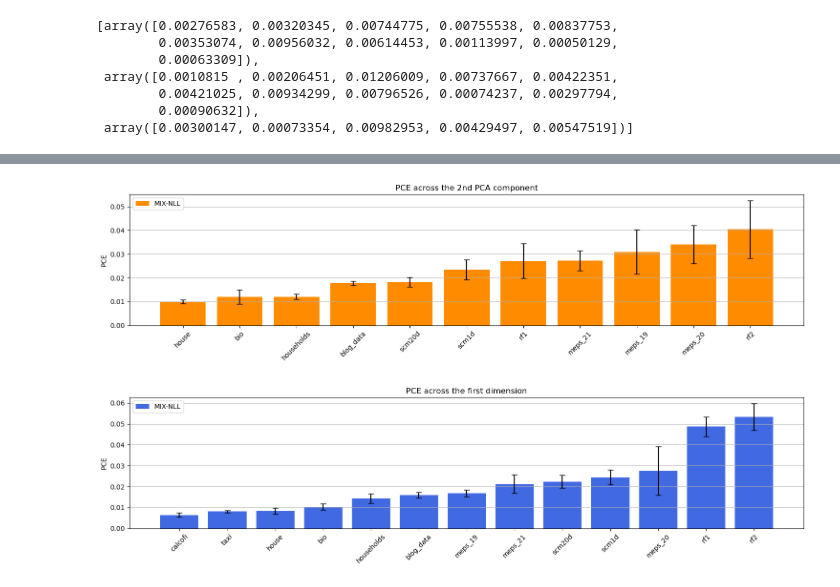
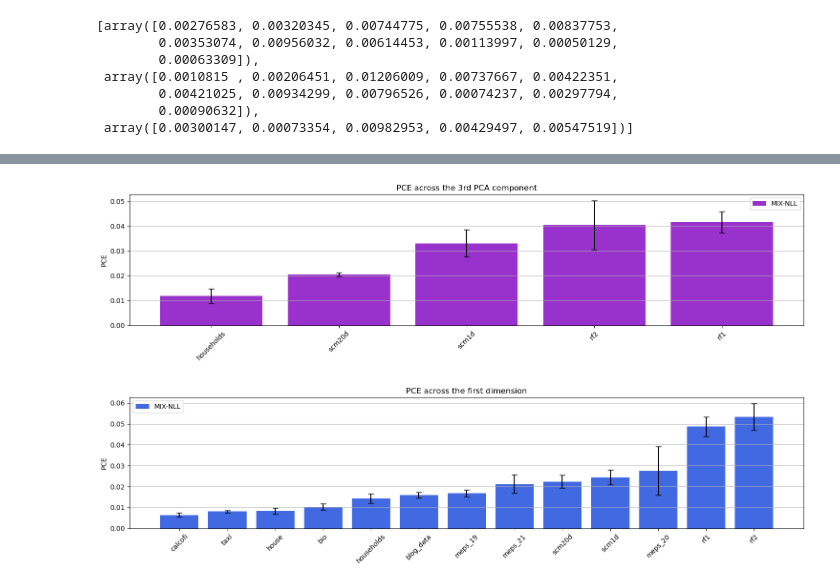
Before and after one commit to ayalaajil/Multivariate-Calibration-with-Prerank-Regularization, a Jupyter notebook: Multicalibration/Projected_PIT_calibration/plotting-PCE.ipynb, the cells around one changed output, grey strips where cells are left out. Cells and saved outputs as stored; diff of their text form; code cells hidden in the pictures.

```diff
--- a/Multicalibration/Projected_PIT_calibration/plotting-PCE.ipynb
+++ b/Multicalibration/Projected_PIT_calibration/plotting-PCE.ipynb
@@ -100,3 +100,9 @@ for dataset in dataset_names:
 # %%
 with open("pce_across_dataset.pkl", "rb") as f:
     pces = pickle.load(f)
+with open("pce_calcofi_taxi.pkl", "rb") as f:
+    rem_pces = pickle.load(f)
+# %%
+for dataset, pce in rem_pces.items():
+    pces[dataset] = pce
+pces
@@ -145,25 +169,25 @@ datasets
 # %%
 #plotting along PCAs
-sorted_indices = np.argsort(means[1])
+sorted_indices = np.argsort(means[2])
 sorted_names = [datasets[i] for i in sorted_indices]
-sorted_means = [means[1][i] for i in sorted_indices]
-sorted_stderr = [stderrs[1][i] for i in sorted_indices]
+sorted_means = [means[2][i] for i in sorted_indices]
+sorted_stderr = [stderrs[2][i] for i in sorted_indices]
 
 # Step 3: Plot
 x = np.arange(len(sorted_names))
-
+#colors: royalblue, darkorange, darkorhcid
 plt.figure(figsize=(15, 4))
-plt.bar(x, sorted_means, yerr=sorted_stderr, capsize=4, color='darkorange', label='MIX-NLL')
+plt.bar(x, sorted_means, yerr=sorted_stderr, capsize=4, color='darkorchid', label='MIX-NLL')
 plt.xticks(x, sorted_names, rotation=45)
 plt.ylabel("PCE")
-plt.title("PCE across the 2nd PCA component")
+plt.title("PCE across the 3rd PCA component")
 plt.legend()
 plt.grid(True, axis='y')
 plt.tight_layout()
-plt.savefig("figures/pce_d2.png", dpi=300, bbox_inches='tight')
+plt.savefig("figures/pce_d3.png", dpi=300, bbox_inches='tight')
 plt.show()
 # %% [output]
-[figure, old version]
+[figure, new version]
 # %%
 dataset_names = list(pce_across_datasets.keys())
 mean_pces = [np.mean(pce_across_datasets[name]) for name in dataset_names]
```
Also changed, not shown: parts of 4 cells of this notebook, 1 other file.
